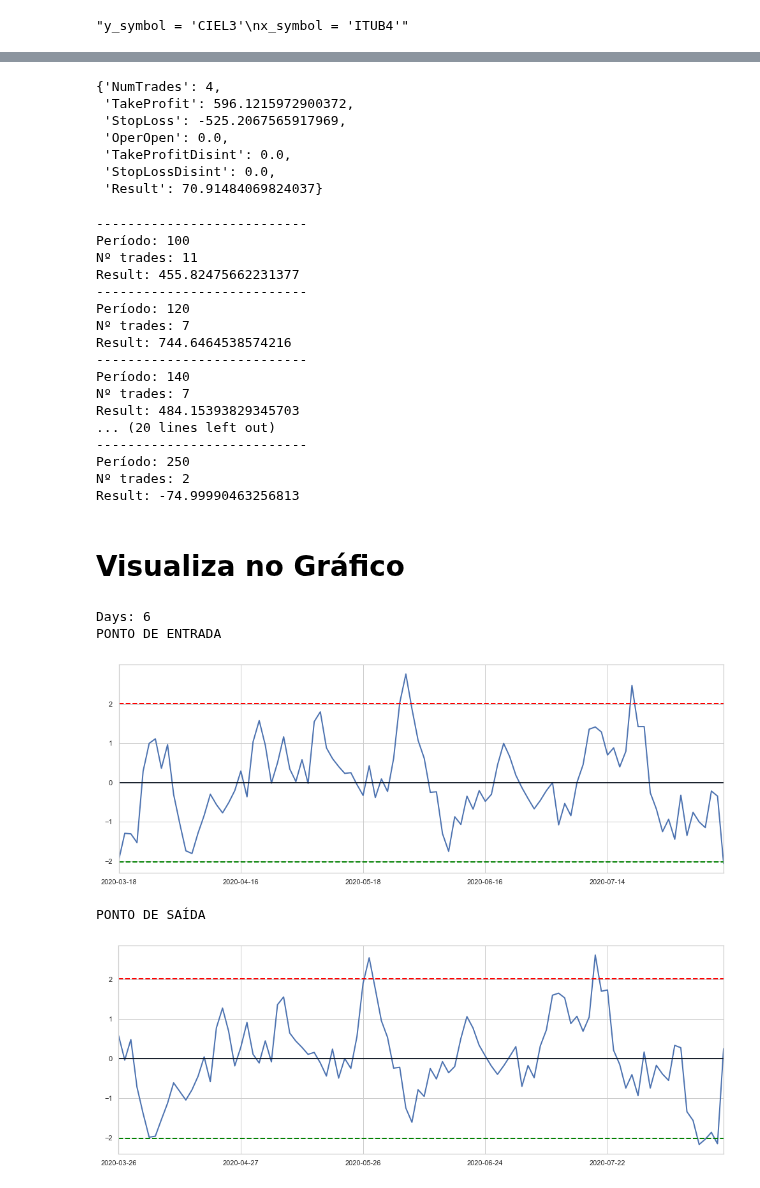
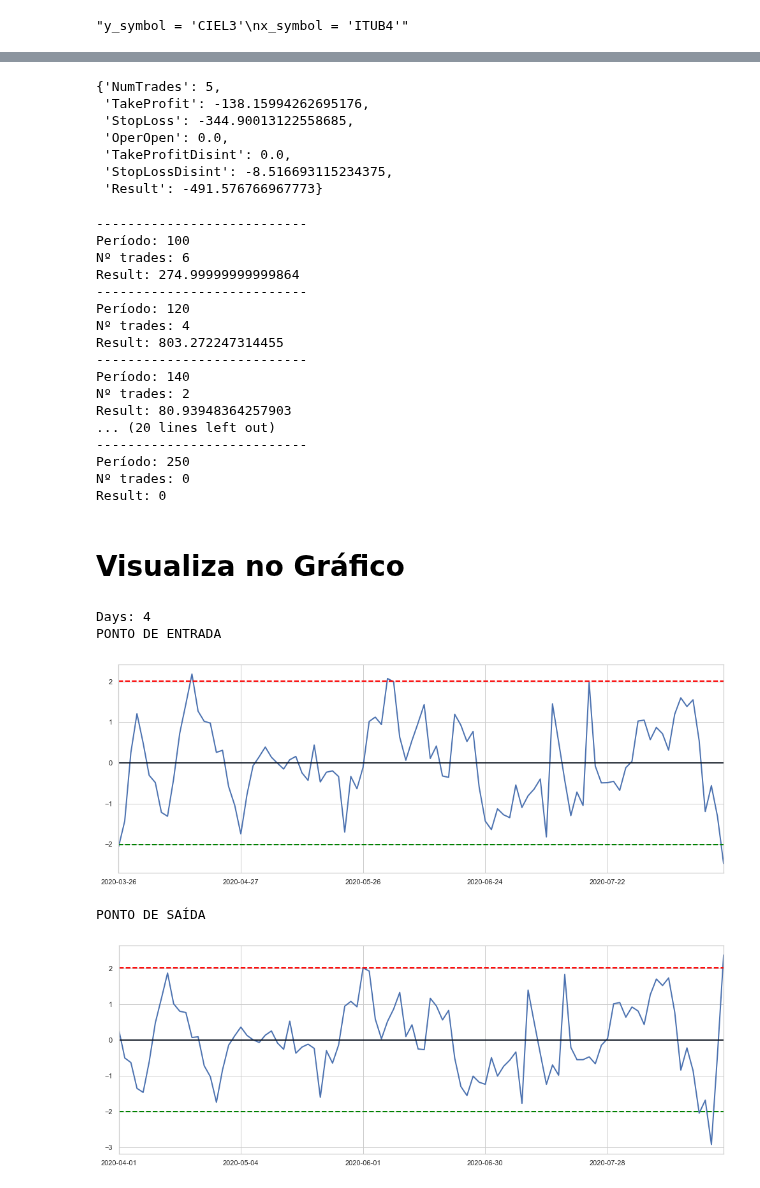
Before and after one commit to andreolvgomes/long-short-by-cointegration, a Jupyter notebook: BackTest.ipynb, the cells around one changed output, grey strips where cells are left out. Saved outputs shown, nothing was run; the diff lists cells and outputs as text; code cells hidden in the pictures.

```diff
--- a/BackTest.ipynb
+++ b/BackTest.ipynb
@@ -96,7 +96,7 @@ class BackTest(object):
         self.cointegration=None
 
     def execute(self, desv_input=2, desc_input_max=2.5, desv_stop=3, desv_take=0.1, period=100, coef_fixed=False,
-               min_adf=90, num_periods=3, min_halflife=0):
+               min_adf=90, num_periods=3, min_halflife=0, invert_pair=False):
 
         # define properties
         self.min_adf = min_adf
@@ -113,7 +113,10 @@ class BackTest(object):
             if (self.day_start == None):
                 self.day_start = day
 
-            self.y_values, self.x_values = mult.get_values(test[y_symbol], test[x_symbol], self.period)
+            if (invert_pair) :
+                self.y_values, self.x_values = mult.get_values(test[x_symbol], test[y_symbol], self.period)
+            else:
+                self.y_values, self.x_values = mult.get_values(test[y_symbol], test[x_symbol], self.period)
 
             # check se retornou a média após ter stopado
             if (self.check_return_mean_after_stoploss()==False):
@@ -316,8 +319,11 @@ x_symbol = 'ITUB4'"""
 # 3. Stopar com X %
 # 4. Take com X %
 # %%
-y_symbol = 'MGLU3'
-x_symbol = 'VALE3'
+y_symbol = 'B3SA3'
+x_symbol = 'ELET3'
+
+y_symbol = 'ENGI11'
+x_symbol = 'GNDI3'
 
 period = 100
 print('{}: {} / {}: {}'.format(y_symbol, data[y_symbol][0], x_symbol, data[x_symbol][0]))
@@ -339,17 +353,17 @@ hist
 # %%
 back.results()
 # %% [output]
-{'NumTrades': 4,
- 'TakeProfit': 596.1215972900372,
- 'StopLoss': -525.2067565917969,
+{'NumTrades': 5,
+ 'TakeProfit': -138.15994262695176,
+ 'StopLoss': -344.90013122558685,
  'OperOpen': 0.0,
  'TakeProfitDisint': 0.0,
- 'StopLossDisint': 0.0,
- 'Result': 70.91484069824037}
+ 'StopLossDisint': -8.516693115234375,
+ 'Result': -491.576766967773}
 # %%
 for per in mult.list_periods():
     back = BackTest()
-    back.execute(period=per)
+    back.execute(period=per, invert_pair=invert_pair)
     print('---------------------------')
     result = back.results()
     print('Período: {}'.format(per))
@@ -358,47 +372,47 @@ for per in mult.list_periods():
 # %% [output]
 ---------------------------
 Período: 100
-Nº trades: 11
-Result: 455.82475662231377
+Nº trades: 6
+Result: 274.99999999999864
 ---------------------------
 Período: 120
-Nº trades: 7
-Result: 744.6464538574216
+Nº trades: 4
+Result: 803.272247314455
 ---------------------------
 Período: 140
-Nº trades: 7
-Result: 484.15393829345703
+Nº trades: 2
+Result: 80.93948364257903
 ... (20 lines left out)
 ---------------------------
 Período: 250
-Nº trades: 2
-Result: -74.99990463256813
+Nº trades: 0
+Result: 0
 # %% [markdown]
 # Visualiza no Gráfico
 # %%
-index=3
+index=4
 oper = hist.iloc[index]
 day_start = oper['Ent. Data']
 day_end = oper['Sai. Data']
 
 test = data[data.index <= day_start]
 test_stop = data[data.index <= day_end]
 test_simu = data[(data.index >= day_start) & (data.index <= day_end)]
 
 print('Days: {}'.format(abs(len(test)-len(test_stop))))
 
 coef = mult.coefficients(test[y_symbol], test[x_symbol], period)
 if(coef_fixed==False):
     coef=None
 
 print("PONTO DE ENTRADA")
 mult.plot_residue(mult.residue(test[y_symbol], test[x_symbol], period, coef))
 print("PONTO DE SAÍDA")
 mult.plot_residue(mult.residue(test_stop[y_symbol], test_stop[x_symbol], period, coef))
 # %% [output]
-Days: 6
+Days: 4
 PONTO DE ENTRADA
-[figure, old version]
+[figure, new version]
 PONTO DE SAÍDA
-[figure, old version]
+[figure, new version]
 # %%
```
Also changed, not shown: parts of 7 cells of this notebook, 6 other files.
